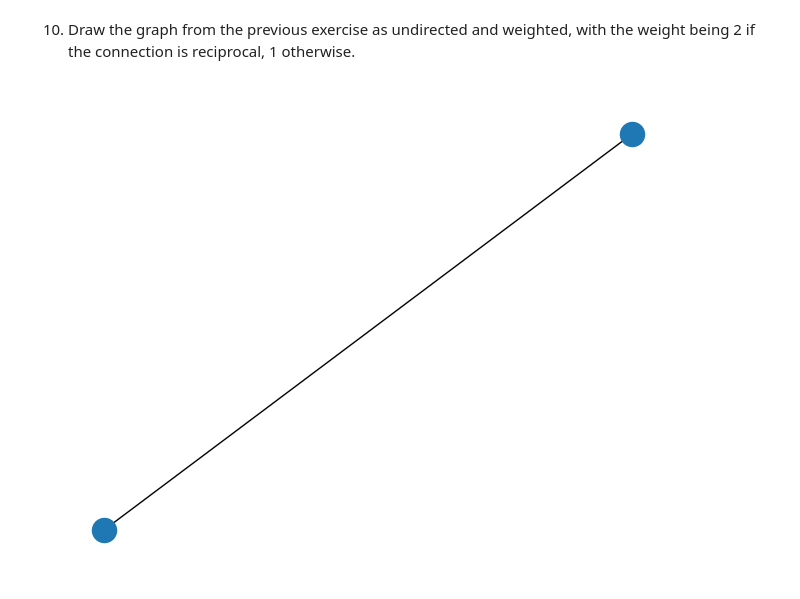
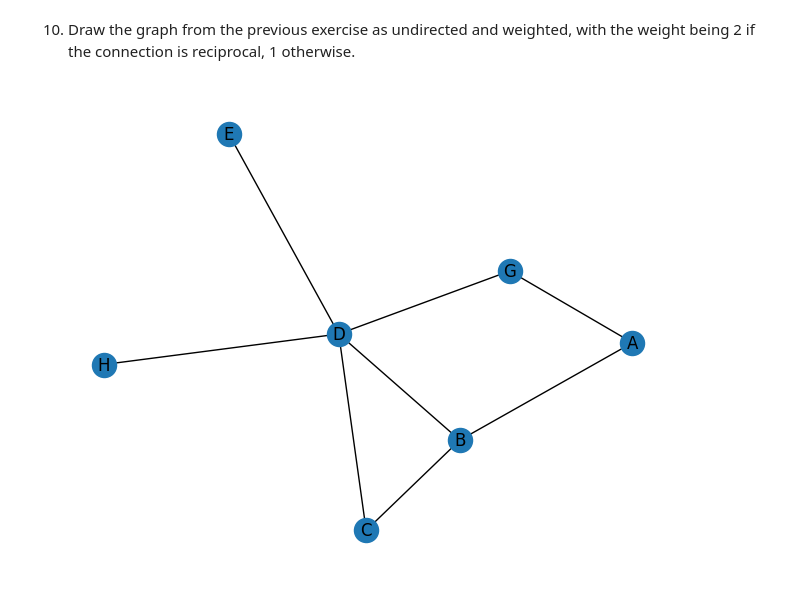
Before and after one commit to felipesenam/-network_analysis, a Jupyter notebook: ex_01.ipynb, the cells around one changed output. Cells and saved outputs as stored; diff of their text form; code cells hidden in the pictures.

```diff
--- a/ex_01.ipynb
+++ b/ex_01.ipynb
@@ -59,11 +129,18 @@ plt.show()
 # %% [markdown]
 10. Draw the graph from the previous exercise as undirected and weighted, with the weight being 2 if the connection is reciprocal, 1 otherwise.
-# %%
-G = nx.Graph([
-    ("A", "B", {"weight": 4}),
-])
-
-nx.draw(G)
-plt.show()
-# %% [output]
-[figure, removed]
+# %%
+G = nx.Graph([
+    ("A", "B", {"weight":1}),
+    ("B", "C", {"weight":2}),
+    ("B", "D", {"weight":2}),
+    ("C", "D", {"weight":1}),
+    ("D", "E", {"weight":1}),
+    ("D", "G", {"weight":2}),
+    ("D", "H", {"weight":1}),
+    ("A", "G", {"weight":2}),
+])
+
+nx.draw(G, with_labels=True)
+plt.show()
+# %% [output]
+[figure, added]
```
Also changed, not shown: parts of 8 cells of this notebook.
